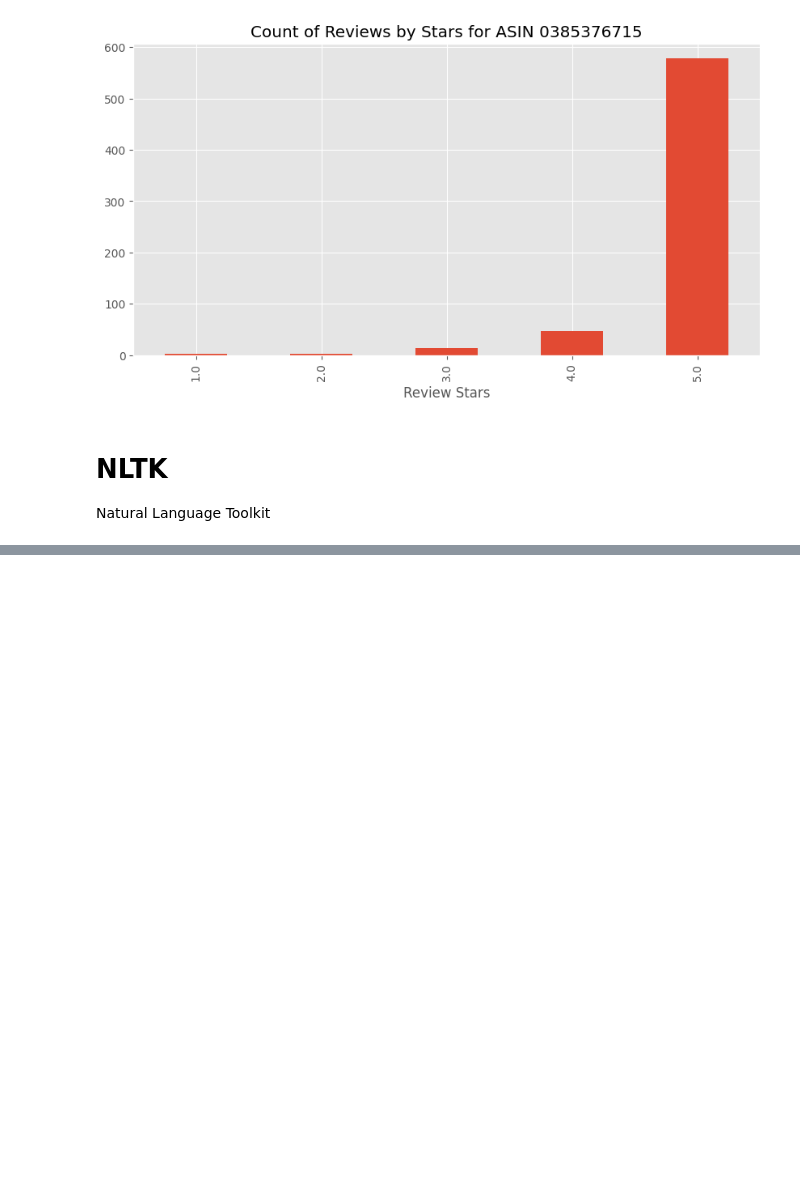
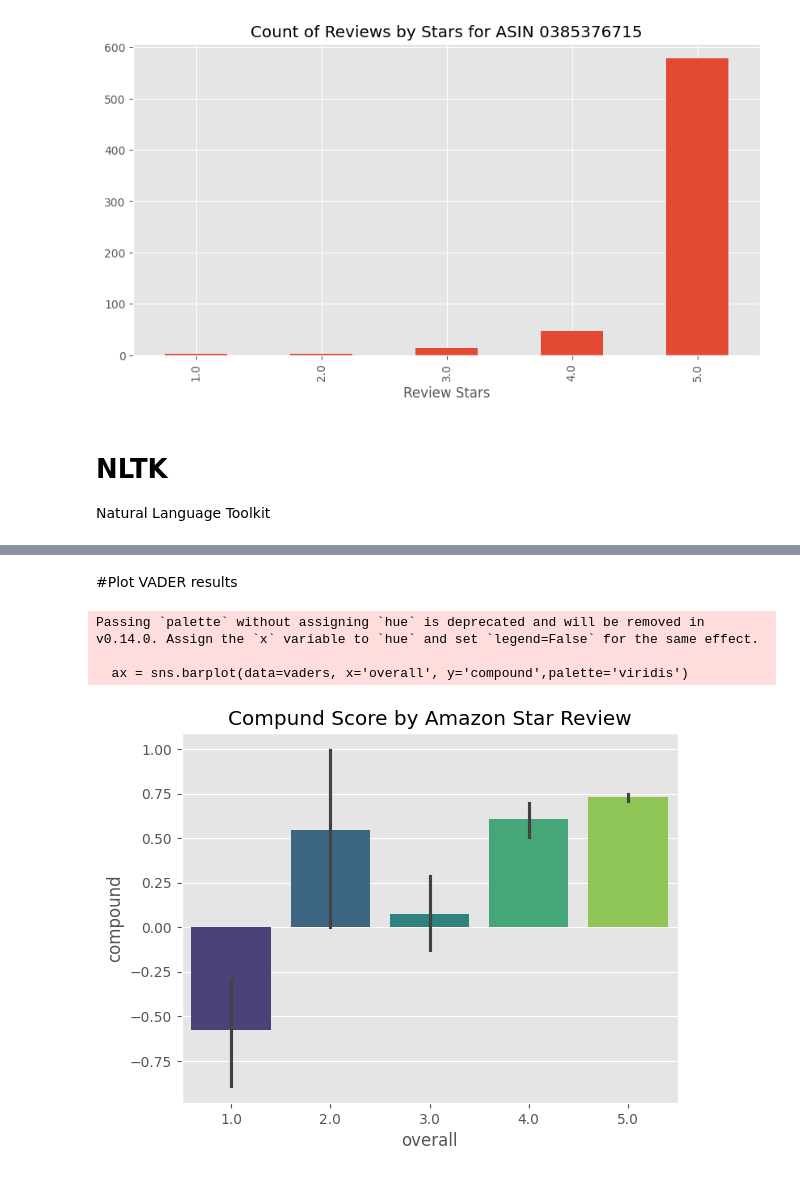
Before and after one commit to Feiquanl/CS5100Project, a Jupyter notebook: CS5100Project.ipynb, the cells around one changed output, grey strips where cells are left out. Cells and saved outputs as stored; diff of their text form; code cells hidden in the pictures; blank space fills up the shorter version.

```diff
--- a/CS5100Project.ipynb
+++ b/CS5100Project.ipynb
@@ -79,3 +101,18 @@ plt.show()
 # %% [markdown]
 # NLTK<br>
 Natural Language Toolkit
+# %%
+#print(filtered_df.head())
+#print(filtered_df.shape)
+#example = filtered_df .iloc[50]['reviewText']
+#print(example)
+#Extract one book to an new df and reset the index to start from 0
+new_df=filtered_df.copy()
+new_df = new_df.reset_index(drop=True)
+# Reset the index and add the old index as a new column called 'ID'
+# Add a new column to new_df and  start IDs from 1 instead of 0
+new_df['Id'] = range(1, len(new_df) + 1)
+print(new_df.head())
+#print(new_df.shape)
+example =new_df['reviewText'][50]
+print(example)
@@ -81,0 +153,6 @@ Natural Language Toolkit
+# %%
+nltk.download('vader_lexicon')
+from nltk.sentiment import SentimentIntensityAnalyzer
+from tqdm.notebook import tqdm
+
+sia = SentimentIntensityAnalyzer()
@@ -81,0 +165,12 @@ Natural Language Toolkit
+# %%
+# Run the polarity score on the entire book_1
+res = {}
+for i, row in tqdm(new_df.iterrows(), total=len(new_df)):
+    text = row['reviewText']
+    id = row['Id']
+    res[id] = sia.polarity_scores(text)
+print(res)
+# %%
+vaders = pd.DataFrame(res).T
+vaders = vaders.reset_index().rename(columns={'index': 'Id'})
+vaders = vaders.merge(new_df, how='left')
@@ -81,0 +187,11 @@ Natural Language Toolkit
+# %% [markdown]
+#Plot VADER results
+# %%
+ax = sns.barplot(data=vaders, x='overall', y='compound',palette='viridis')
+ax.set_title('Compund Score by Amazon Star Review')
+plt.show()
+# %% [output]
+Passing `palette` without assigning `hue` is deprecated and will be removed in v0.14.0. Assign the `x` variable to `hue` and set `legend=False` for the same effect.
+
+  ax = sns.barplot(data=vaders, x='overall', y='compound',palette='viridis')
+[figure, added]
```
Also changed, not shown: parts of 22 cells of this notebook.
